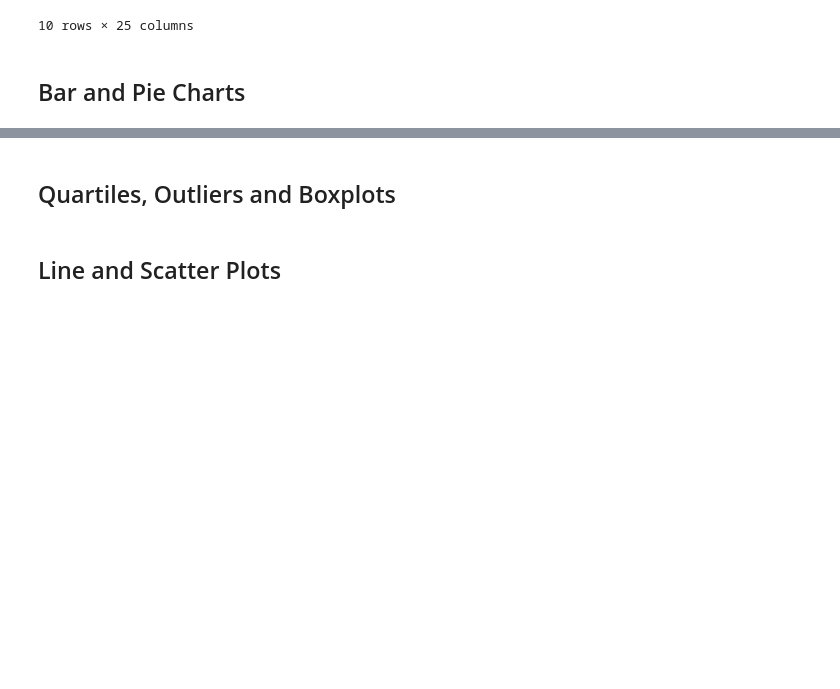
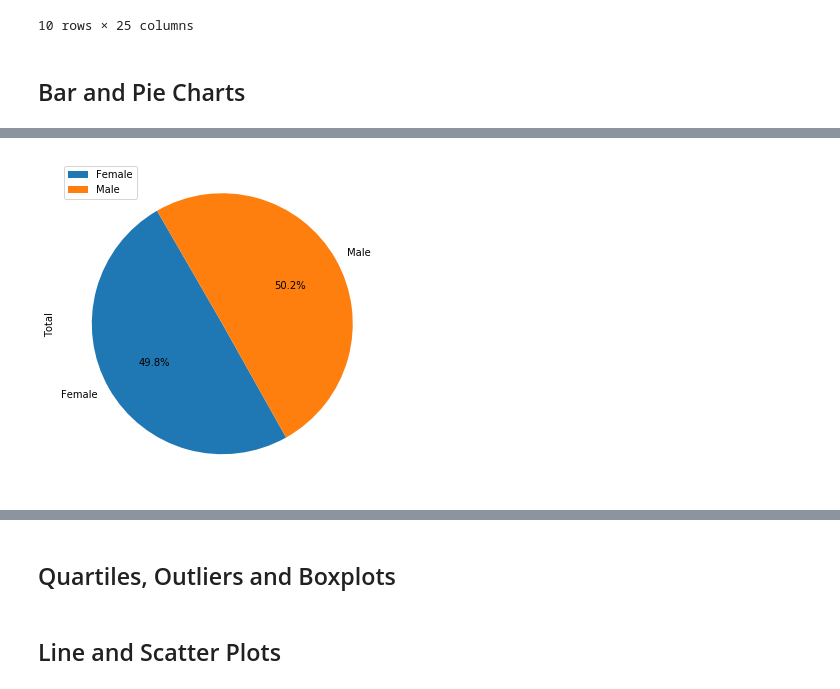
Before and after one commit to BTroolin/matplotlib-challenge, a Jupyter notebook: pymaceuticals.ipynb, the cells around one changed output, grey strips where cells are left out. Cells and saved outputs as stored; diff of their text form; code cells hidden in the pictures; blank space fills up the shorter version.

```diff
--- a/pymaceuticals.ipynb
+++ b/pymaceuticals.ipynb
@@ -145 +167,19 @@ TypeError: 'DataFrame' object is not callable
+# %%
+# Generate a pie plot showing the distribution of female versus male mice using pandas
+gender_group = data_join.groupby(["Mouse ID", "Sex"])
+
+gender_df = pd.DataFrame(gender_group.size())
+
+gender = pd.DataFrame(gender_df.groupby(["Sex"]).count())
+gender.columns = ["Total"]
+gender.head()
+#gender_df.plot.pie()
+#for row in range(0, len(data_points["Mouse ID"])):
+ #   if data_points["Gender"] == "Male"
+  #      male_count =+ 1
+   # else
+    #    female_count =+ 1
+plot = gender.plot.pie(y='Total', figsize=(6,6), startangle=120, autopct="%1.1f%%")
+# %% [output]
+[figure, added]
 # %%
```
Also changed, not shown: parts of 8 cells of this notebook.
